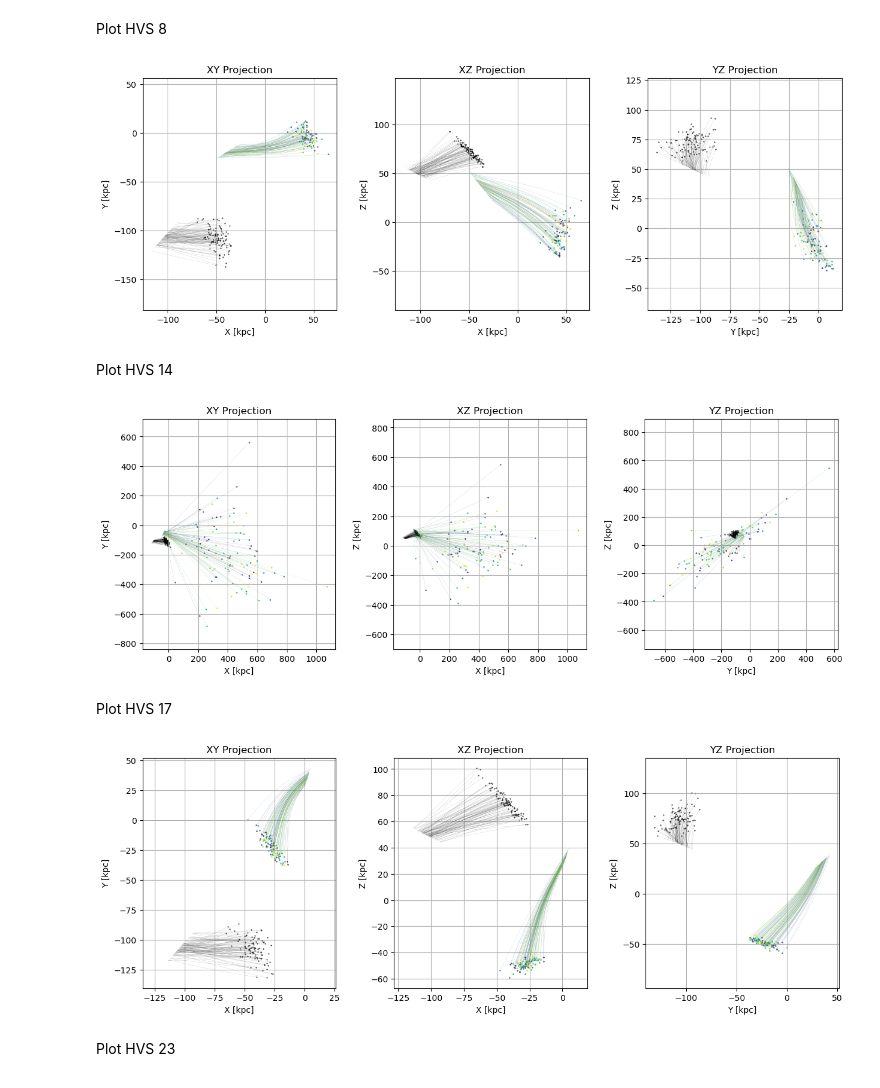
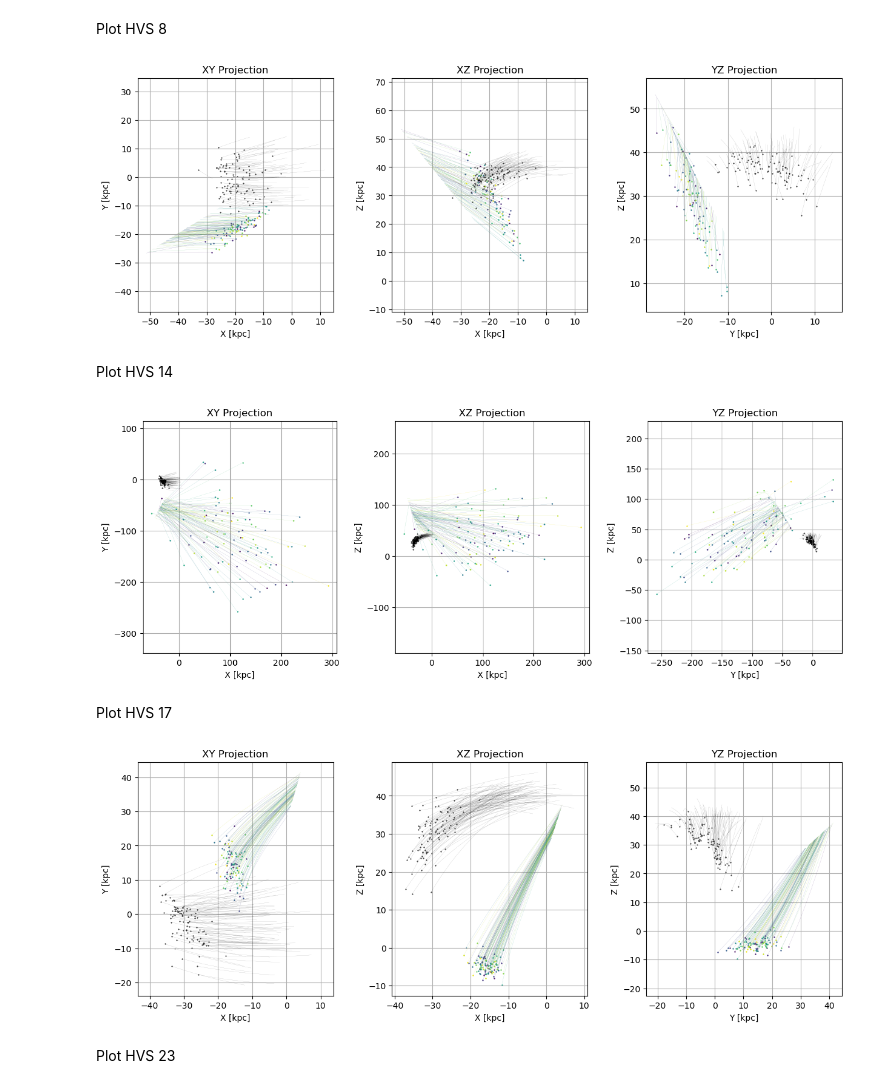
Before and after one commit to HaydenTedrake/HPV_project, a Jupyter notebook: Galaxies/ComaBerenices.ipynb, the cells around one changed output. Drawn from its saved outputs; the diff is of its cells as text; code cells hidden in the pictures.

```diff
--- a/Galaxies/ComaBerenices.ipynb
+++ b/Galaxies/ComaBerenices.ipynb
@@ -223,6 +220,8 @@ hvs23_ics = gd.PhaseSpacePosition(pos=hvs23_GC.cartesian.xyz, vel=hvs23_GC.veloc
 # %% [markdown]
 Plot HVS 5
 # %%
+min5 = 250
+
 orbits = calculate_orbits(dict5, hvs5_ics, min5)
 dwarf_orbits = calculate_orbits(dwarf_dict, dwarf_ics, min5)
 
@@ -345,10 +348,12 @@ ax_yz.grid(True)
 plt.tight_layout(rect=[0, 0, 1, 0.95])
 plt.show()
 # %% [output]
-[figure, old version]
+[figure, new version]
 # %% [markdown]
 Plot HVS 14
 # %%
+min14 = 1000
+
 orbits = calculate_orbits(dict14, hvs14_ics, min14)
 dwarf_orbits = calculate_orbits(dwarf_dict, dwarf_ics, min14)
 
@@ -409,10 +414,12 @@ ax_yz.grid(True)
 plt.tight_layout(rect=[0, 0, 1, 0.95])
 plt.show()
 # %% [output]
-[figure, old version]
+[figure, new version]
 # %% [markdown]
 Plot HVS 17
 # %%
+min17 = 900
+
 orbits = calculate_orbits(dict17, hvs17_ics, min17)
 dwarf_orbits = calculate_orbits(dwarf_dict, dwarf_ics, min17)
 
@@ -446,34 +453,34 @@ for i, orbit in enumerate(orbits):
     ax_xz.scatter(pos[0, -1], pos[2, -1], color=colors[i], marker='o', s=0.5)
 for orbit in dwarf_orbits:
     pos = orbit.pos.xyz.value
     plt.plot(pos[0], pos[2], color='black', lw=0.1, alpha=0.5)
     plt.scatter(pos[0, -1], pos[2, -1], color='black', marker='o', s=0.2)
 ax_xz.set_xlabel('X [kpc]')
 ax_xz.set_ylabel('Z [kpc]')
 ax_xz.set_title('XZ Projection')
 ax_xz.axis('equal')
 ax_xz.grid(True)
 
 # YZ
 ax_yz = fig.add_subplot(gs[0, 2])
 for i, orbit in enumerate(orbits):
     pos = orbit.pos.xyz.value
     ax_yz.plot(pos[1], pos[2], color=colors[i], lw=0.1, alpha=0.7)
     ax_yz.scatter(pos[1, -1], pos[2, -1], color=colors[i], marker='o', s=0.5)
 for orbit in dwarf_orbits:
     pos = orbit.pos.xyz.value
     plt.plot(pos[1], pos[2], color='black', lw=0.1, alpha=0.5)
     plt.scatter(pos[1, -1], pos[2, -1], color='black', marker='o', s=0.2)
 ax_yz.set_xlabel('Y [kpc]')
 ax_yz.set_ylabel('Z [kpc]')
 ax_yz.set_title('YZ Projection')
 ax_yz.axis('equal')
 ax_yz.grid(True)
 
 plt.tight_layout(rect=[0, 0, 1, 0.95])
 plt.show()
 # %% [output]
-[figure, old version]
+[figure, new version]
 # %% [markdown]
 Plot HVS 23
 # %%
```
Also changed, not shown: parts of 3 cells of this notebook, 4 other files.
